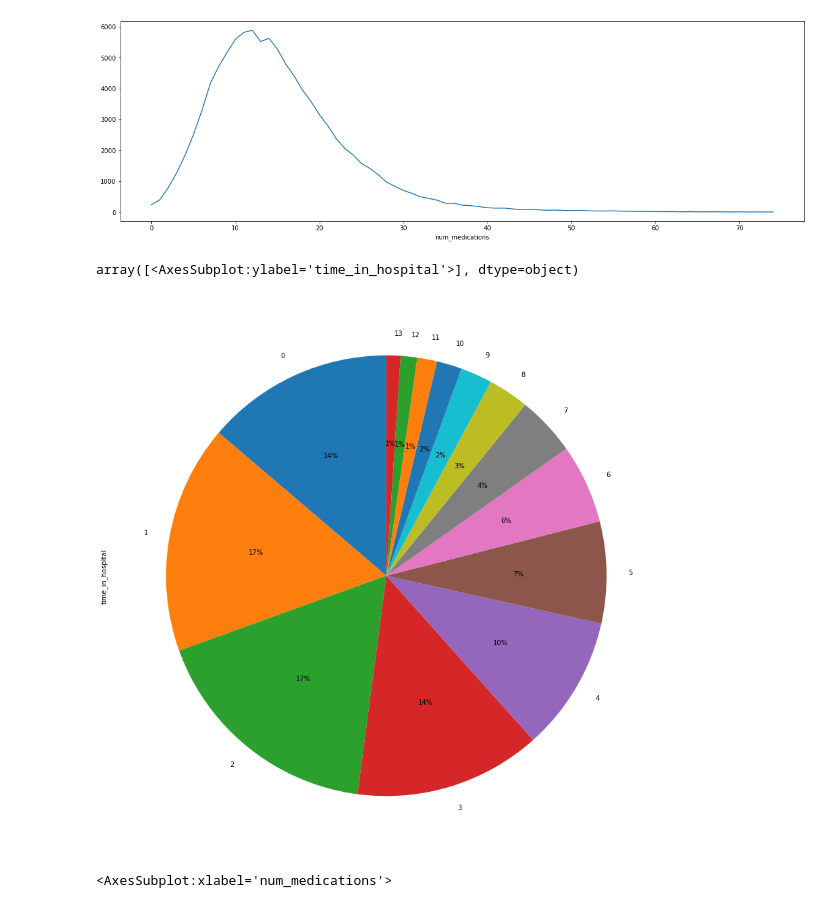
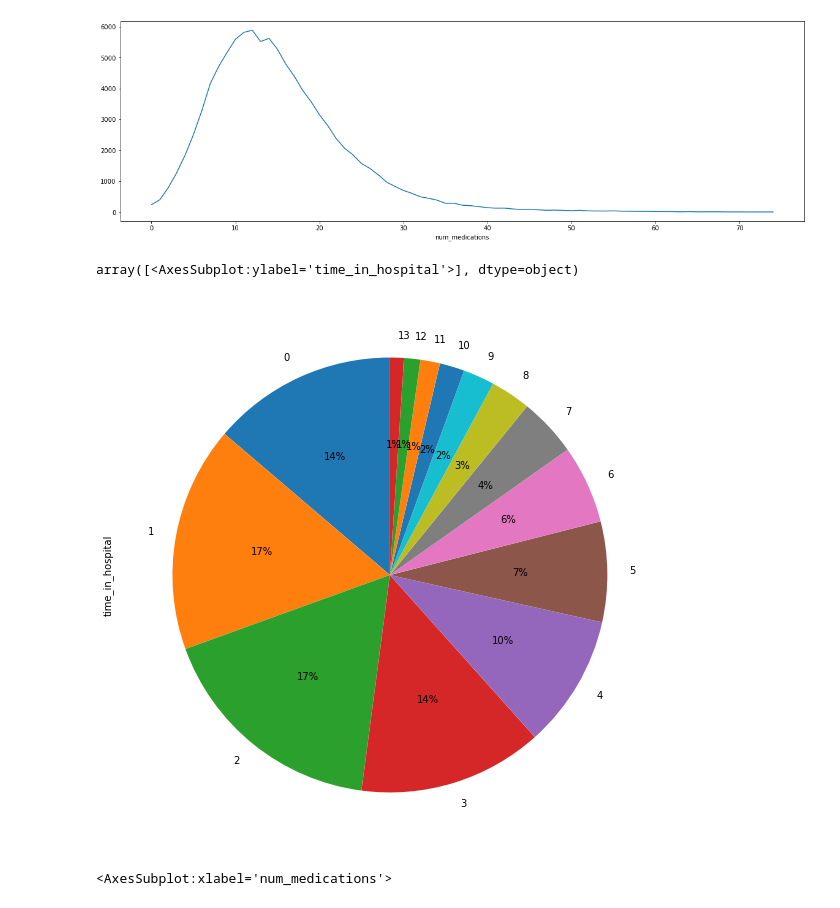
Before and after one commit to Const679/Python-Diabete, a Jupyter notebook: Graph-Arnaud.ipynb, the cells around one changed output. Drawn from its saved outputs; the diff is of its cells as text; code cells hidden in the pictures.

Commit message:
ajout image

```diff
--- a/Graph-Arnaud.ipynb
+++ b/Graph-Arnaud.ipynb
@@ -244,10 +245,10 @@ number_medication.plot(kind='line',figsize= (20,6))
 [figure]
 # %%
 time_in_hospital=pd.DataFrame(df["time_in_hospital"]).groupby("time_in_hospital")["time_in_hospital"].count()
-time_in_hospital.plot(kind='pie', subplots=True, shadow = False,autopct='%1.0f%%',startangle=90,figsize=(20,15))
+time_in_hospital.plot(kind='pie', subplots=True, shadow = False,autopct='%1.0f%%',startangle=90,figsize=(15,10))
 # %% [output]
 array([<AxesSubplot:ylabel='time_in_hospital'>], dtype=object)
-[figure, old version]
+[figure, new version]
 # %%
 medication_vs_time=pd.DataFrame(df["num_medications"])
 medication_vs_time.insert(1,"time_in_hospital",df["time_in_hospital"])
```
Also changed, not shown: parts of 5 cells of this notebook, 1 other file.
